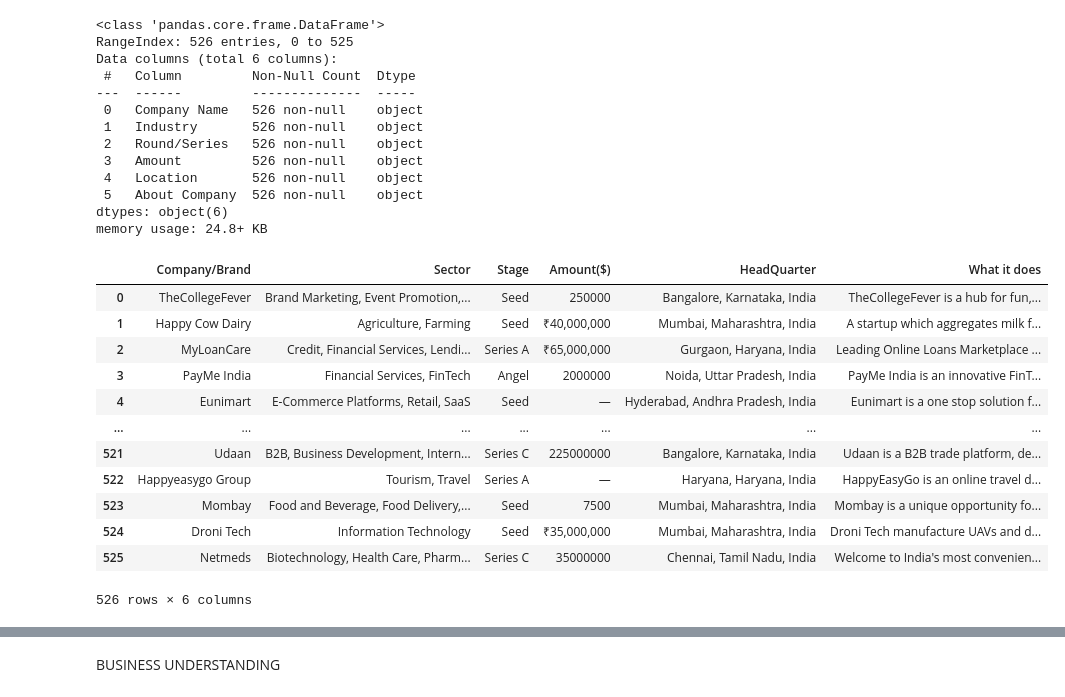
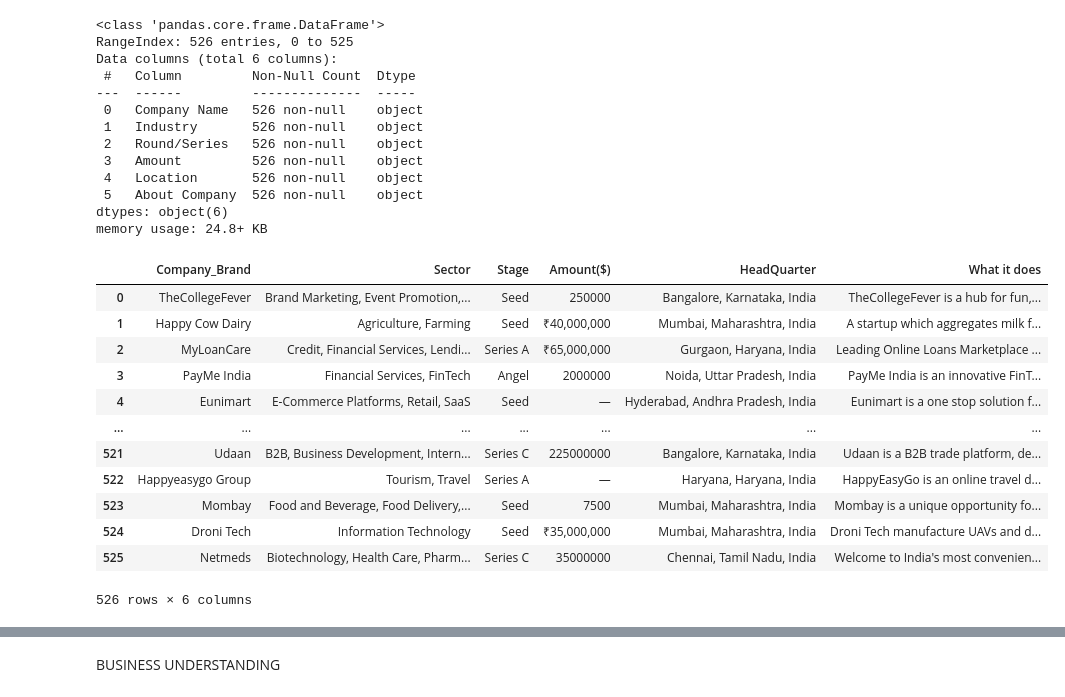
Before and after one commit to zeemanzak/Hypothesis-Testing-and-Eda-on-Indian-Startups-Ecosystem, a Jupyter notebook: notebooks/main.ipynb, the cells around one changed output, grey strips where cells are left out. Saved outputs shown, nothing was run; the diff lists cells and outputs as text; code cells hidden in the pictures.

```diff
--- a/notebooks/main.ipynb
+++ b/notebooks/main.ipynb
@@ -208,10 +409,10 @@ Data columns (total 6 columns):
 dtypes: object(6)
 memory usage: 24.8+ KB
 # %%
-data_2018.columns=['Company/Brand','Sector','Stage','Amount($)','HeadQuarter','What it does']
+data_2018.columns=['Company_Brand','Sector','Stage','Amount($)','HeadQuarter','What it does']
 data_2018
 # %% [output]
-|  | Company/Brand | Sector | Stage | Amount($) | HeadQuarter | What it does |
+|  | Company_Brand | Sector | Stage | Amount($) | HeadQuarter | What it does |
 | 0 | TheCollegeFever | Brand Marketing, Event Promotion,... | Seed | 250000 | Bangalore, Karnataka, India | TheCollegeFever is a hub for fun,... |
 | 1 | Happy Cow Dairy | Agriculture, Farming | Seed | ₹40,000,000 | Mumbai, Maharashtra, India | A startup which aggregates milk f... |
 | 2 | MyLoanCare | Credit, Financial Services, Lendi... | Series A | ₹65,000,000 | Gurgaon, Haryana, India | Leading Online Loans Marketplace ... |
```
Also changed, not shown: parts of 35 cells of this notebook.
